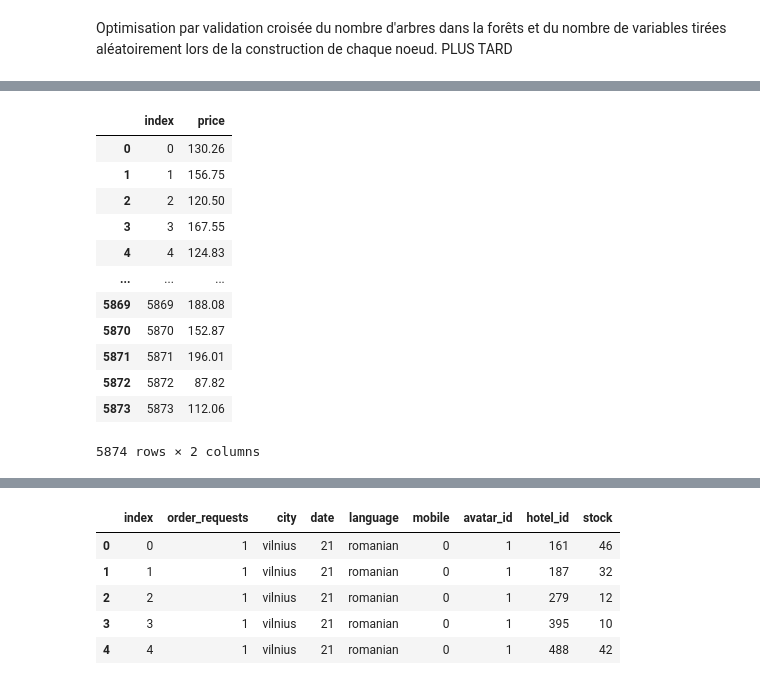
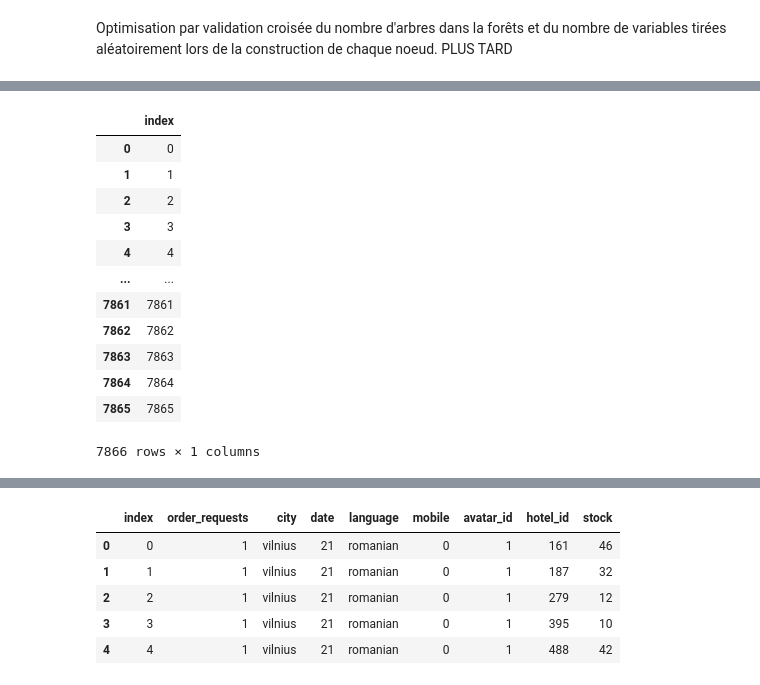
Before and after one commit to TryoenJ/Defi-IA, a Jupyter notebook: model.ipynb, the cells around one changed output, grey strips where cells are left out. Saved outputs shown, nothing was run; the diff lists cells and outputs as text; code cells hidden in the pictures.

```diff
--- a/model.ipynb
+++ b/model.ipynb
@@ -350,5 +350,6 @@ Optimisation par validation croisée du nombre d'arbres dans la forêts et du no
 # paramètre optimal
 #print("Meilleur score = %f, Meilleur paramètre = %s" % (rfOpt.best_score_,rfOpt.best_params_))
 # %%
-prev
+prev0=np.around(prev, decimals=1)
+prev0
 # %% [output]
@@ -392,17 +356,0 @@ price0
-# %%
-sub0=indice0.join(price0, on=None, how='right', lsuffix='', rsuffix='', sort=False)
-sub0
-# %% [output]
-|  | index | price |
-| 0 | 0 | 130.26 |
-| 1 | 1 | 156.75 |
-| 2 | 2 | 120.50 |
-| 3 | 3 | 167.55 |
-| 4 | 4 | 124.83 |
-| ... | ... | ... |
-| 5869 | 5869 | 188.08 |
-| 5870 | 5870 | 152.87 |
-| 5871 | 5871 | 196.01 |
-| 5872 | 5872 | 87.82 |
-| 5873 | 5873 | 112.06 |
-5874 rows × 2 columns
@@ -410,0 +357,18 @@ sub0.to_csv('./submission0.csv', index= True)
+# %%
+len(prev0)
+indice0 = pd.DataFrame(np.arange(0,len(prev0)),columns = ['index'])
+indice0
+# %% [output]
+|  | index |
+| 0 | 0 |
+| 1 | 1 |
+| 2 | 2 |
+| 3 | 3 |
+| 4 | 4 |
+| ... | ... |
+| 7861 | 7861 |
+| 7862 | 7862 |
+| 7863 | 7863 |
+| 7864 | 7864 |
+| 7865 | 7865 |
+7866 rows × 1 columns
```
Also changed, not shown: parts of 55 cells of this notebook, 2 other files.
